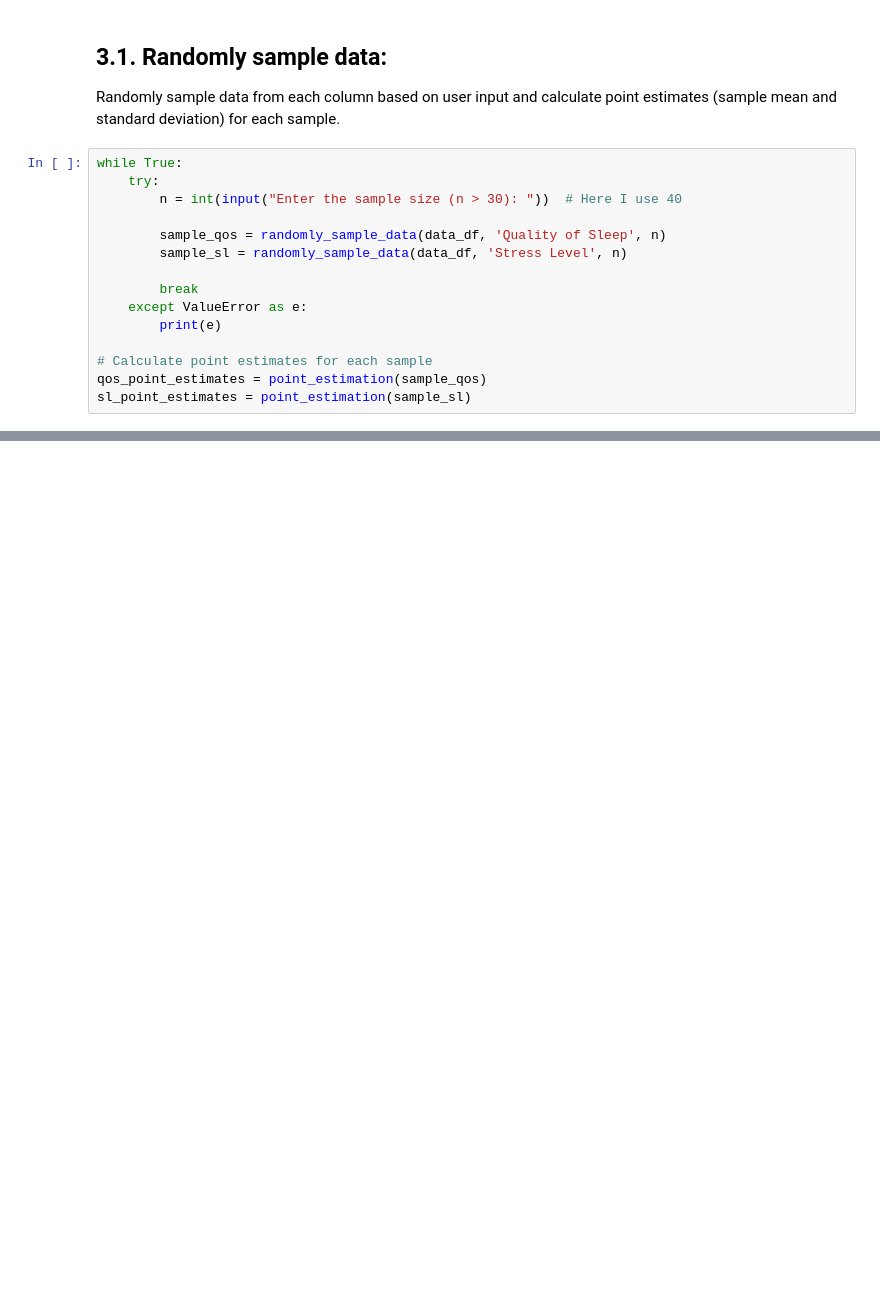
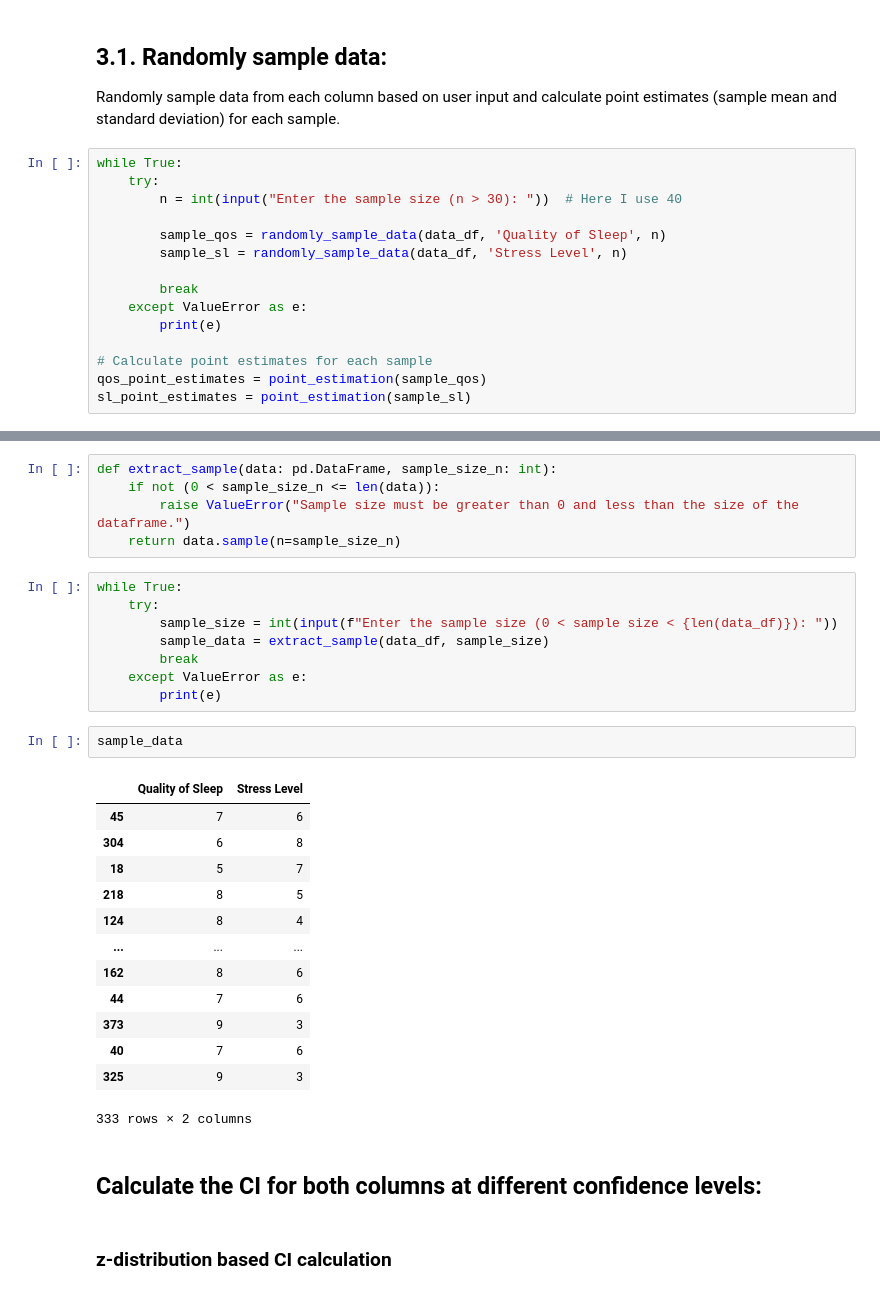
Before and after one commit to legiahanphamm/mas291, a Jupyter notebook: mas291/notebooks/main.ipynb, the cells around one changed output, grey strips where cells are left out. Drawn from its saved outputs; the diff is of its cells as text; blank space fills up the shorter version.

```diff
--- a/mas291/notebooks/main.ipynb
+++ b/mas291/notebooks/main.ipynb
@@ -338,0 +428,33 @@ Population Standard Deviation for Stress Level: 1.1969559197336044
+# %%
+def extract_sample(data: pd.DataFrame, sample_size_n: int):
+    if not (0 < sample_size_n <= len(data)):
+        raise ValueError("Sample size must be greater than 0 and less than the size of the dataframe.")
+    return data.sample(n=sample_size_n)
+# %%
+while True:
+    try:
+        sample_size = int(input(f"Enter the sample size (0 < sample size < {len(data_df)}): "))
+        sample_data = extract_sample(data_df, sample_size)
+        break
+    except ValueError as e:
+        print(e)
+# %%
+sample_data
+# %% [output]
+|  | Quality of Sleep | Stress Level |
+| 45 | 7 | 6 |
+| 304 | 6 | 8 |
+| 18 | 5 | 7 |
+| 218 | 8 | 5 |
+| 124 | 8 | 4 |
+| ... | ... | ... |
+| 162 | 8 | 6 |
+| 44 | 7 | 6 |
+| 373 | 9 | 3 |
+| 40 | 7 | 6 |
+| 325 | 9 | 3 |
+333 rows × 2 columns
+# %% [markdown]
+## Calculate the CI for both columns at different confidence levels:
+# %% [markdown]
+### z-distribution based CI calculation
```
Also changed, not shown: parts of 22 cells of this notebook, 3 other files.
